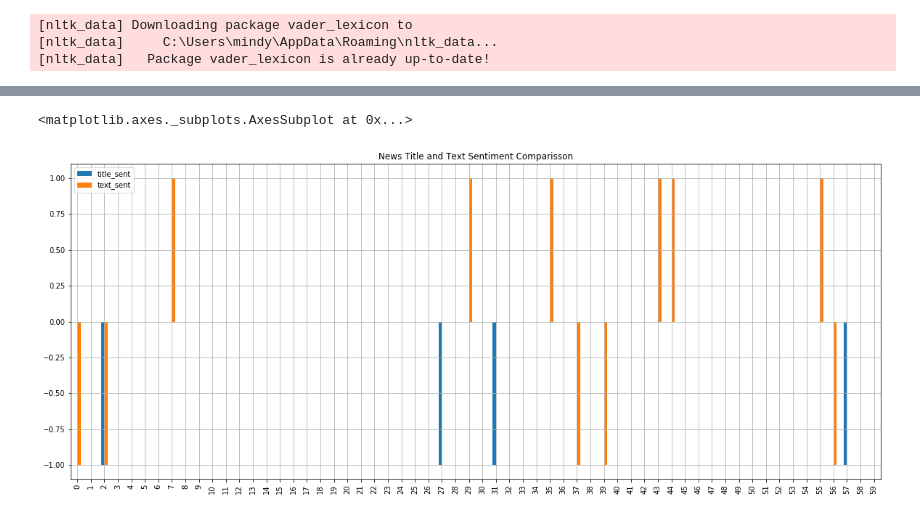
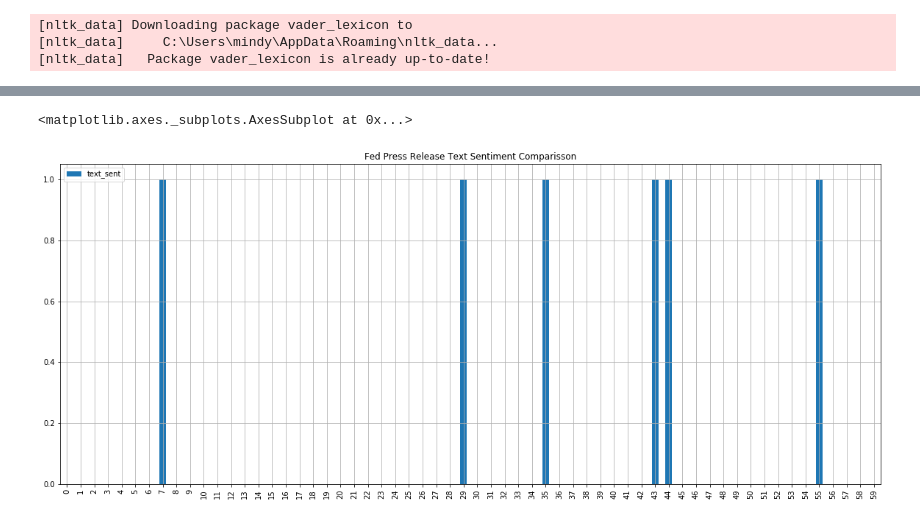
Before and after one commit to molentine14/Project-2, a Jupyter notebook: vader_sentiment.ipynb, the cells around one changed output, grey strips where cells are left out. Saved outputs shown, nothing was run; the diff lists cells and outputs as text; code cells hidden in the pictures.

Commit message:
vader_sentiment to compound_sentiment.csv

```diff
--- a/vader_sentiment.ipynb
+++ b/vader_sentiment.ipynb
@@ -130,9 +56,6 @@ def get_sentiment(score):
     # Positive
     if score >= 0.99:
         result = 1
-    # Negative
-    elif score <= -0.05:
-        result = -1
     return result
 # %%
 # Sentiment scores dictionaries
@@ -186,15 +109,15 @@ fed_csv_num.head()
 | 4 | 15-Jun-20 | Federal Reserve Board announces u... | Press Release | https://www.federalreserve.gov/ne... | The Federal Reserve Board on Mond... | 0.7845 | 0.198 | 0.802 | 0.000 | ... |
 # %%
 fed_csv_num.plot(
-    y=["title_sent", "text_sent"],
+    y=["text_sent"],
     kind="bar",
-    title="News Title and Text Sentiment Comparisson",
+    title="Fed Press Release Text Sentiment Comparisson",
     figsize=(20, 8),
     grid=True,
 )
 # %% [output]
 <matplotlib.axes._subplots.AxesSubplot at 0x...>
-[figure, old version]
+[figure, new version]
 # %%
 fed_csv_num.describe()
 # %% [output]
```
Also changed, not shown: parts of 15 cells of this notebook, 1 other file.
